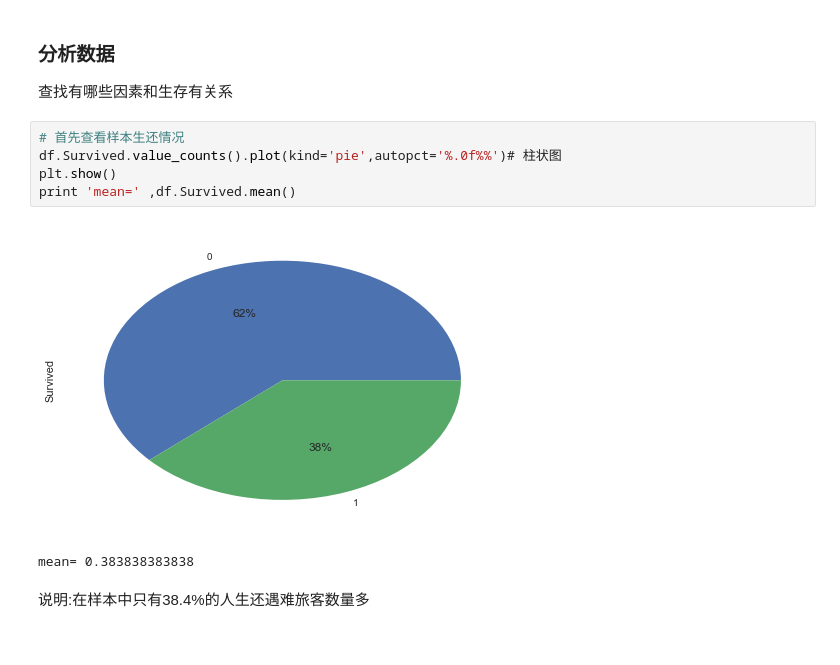
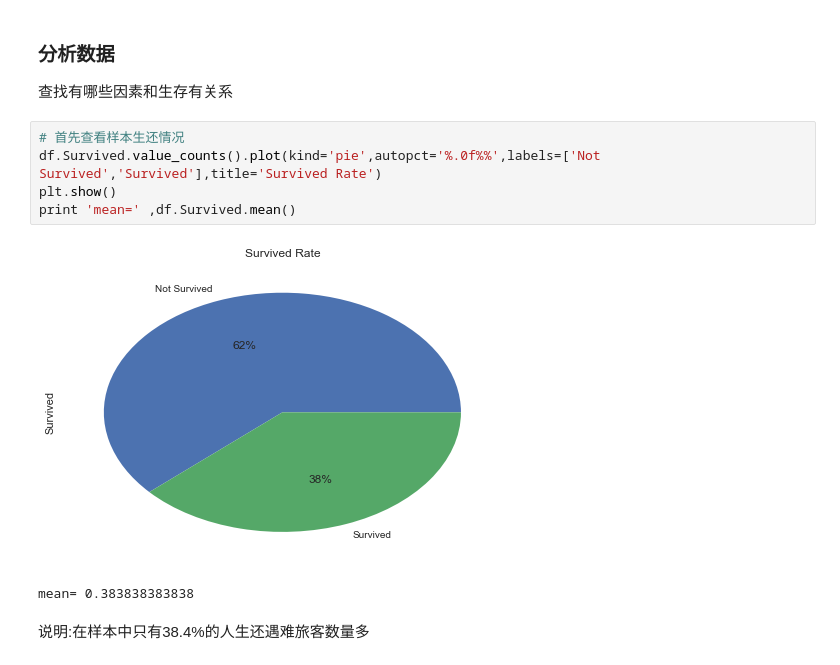
Before and after one commit to xueweiyema/titanic_analysis, a Jupyter notebook: titanic.ipynb, the cells around one changed output. Drawn from its saved outputs; the diff is of its cells as text.

```diff
--- a/titanic.ipynb
+++ b/titanic.ipynb
@@ -96,11 +96,11 @@ See the caveats in the documentation: http://pandas.pydata.org/pandas-docs/stabl
 查找有哪些因素和生存有关系
 # %%
 # 首先查看样本生还情况
-df.Survived.value_counts().plot(kind='pie',autopct='%.0f%%')# 柱状图
+df.Survived.value_counts().plot(kind='pie',autopct='%.0f%%',labels=['Not Survived','Survived'],title='Survived Rate')
 plt.show()
 print 'mean=' ,df.Survived.mean()
 # %% [output]
-[figure, old version]
+[figure, new version]
 mean= 0.383838383838
 # %% [markdown]
 说明:在样本中只有38.4%的人生还遇难旅客数量多
```
Also changed, not shown: parts of 9 cells of this notebook.
